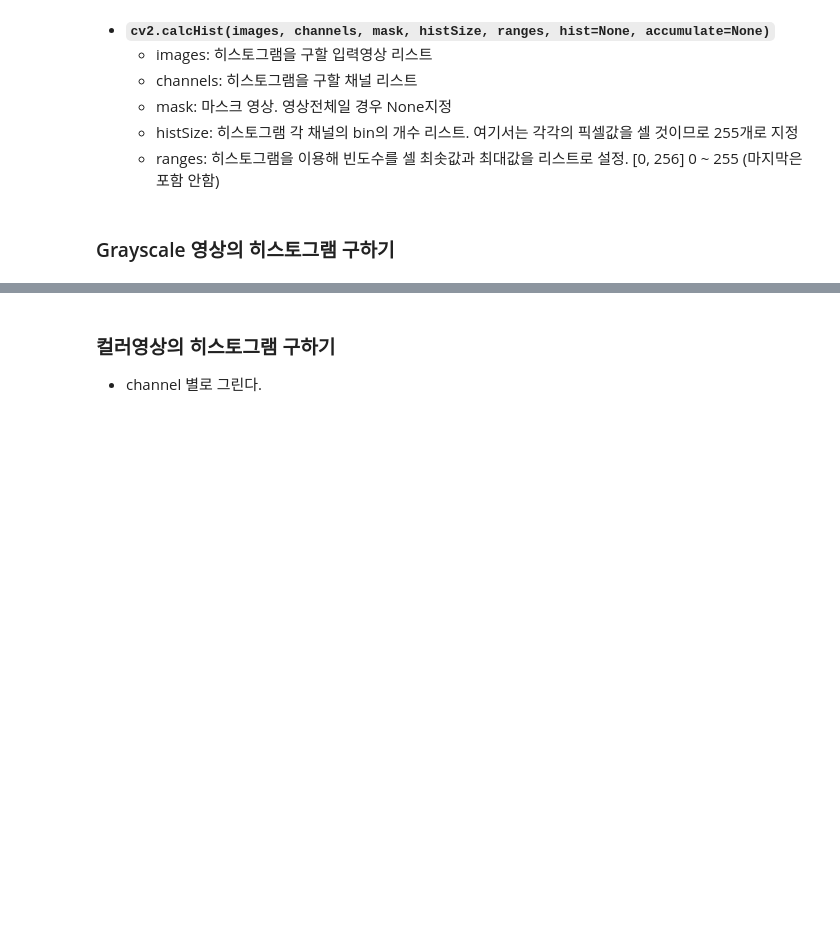
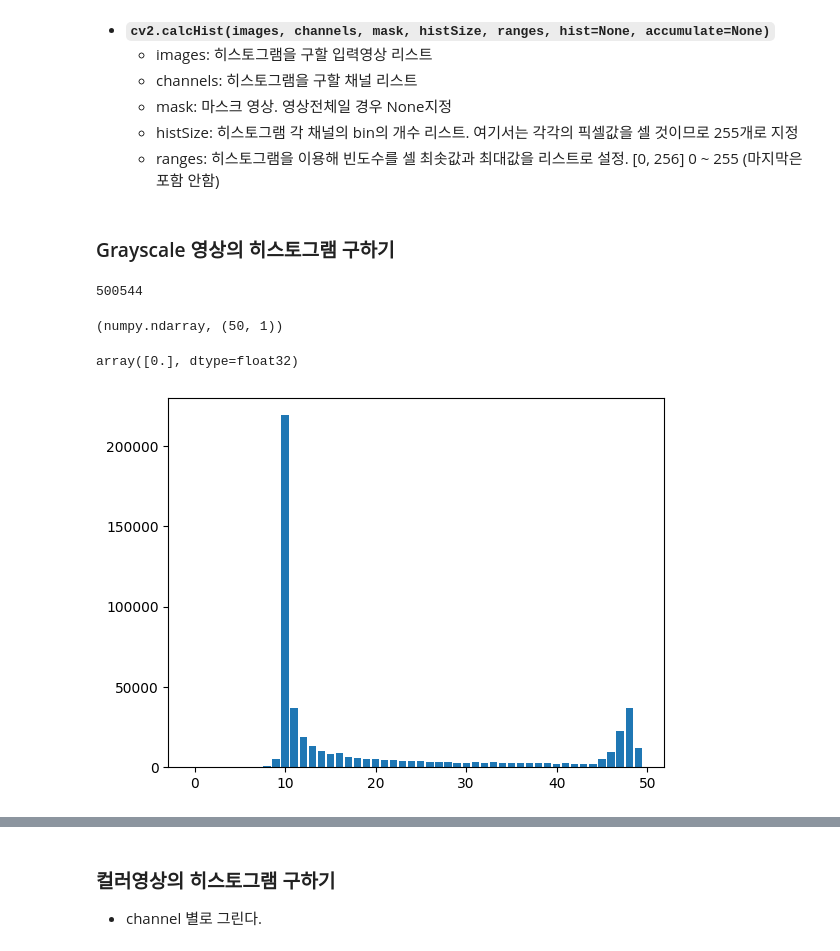
Before and after one commit to dawnhub/PLAYDATA-DA-35, a Jupyter notebook: classes/05_numpy_opencv/04_pixcel 연산을 이용한 영상처리.ipynb, the cells around one changed output, grey strips where cells are left out. Drawn from its saved outputs; the diff is of its cells as text; code cells hidden in the pictures; blank space fills up the shorter version.

```diff
--- a/classes/05_numpy_opencv/04_pixcel 연산을 이용한 영상처리.ipynb
+++ b/classes/05_numpy_opencv/04_pixcel 연산을 이용한 영상처리.ipynb
@@ -11,3 +12,37 @@
     - ranges: 히스토그램을 이용해 빈도수를 셀 최솟값과 최대값을 리스트로 설정. [0, 256] 0 ~ 255 (마지막은 포함 안함)
 # %% [markdown]
 ### Grayscale 영상의 히스토그램 구하기
+# %%
+import cv2
+import numpy as np
+
+img = cv2.imread("images/window.jpg", cv2.IMREAD_GRAYSCALE)
+np.multiply(*img.shape)
+# %% [output]
+500544
+# %%
+# 도수분포표 -> history gram
+hist = cv2.calcHist([img],  # 대상 이미지들
+                        [0],      # 대상 채널
+                        None,  # mask 지정-None 전체 영역
+                        # [256],   # bins (몇개 그룹으로 나눌지). 256(개별적으로 세겠다.)
+                        [50],     # histSize=50 # 50등분한 영역
+                        [0, 256] # 개수를 셀 pixcel 값의 범위. (0 ~ 255)
+                   )
+# %%
+type(hist), hist.shape  # (256:pixcel값, 1: 개수)
+# %% [output]
+(numpy.ndarray, (50, 1))
+# %%
+# 픽셀값 0의 개수
+hist[0]
+# hist[150] # 픽셀값 150의 개수
+# %% [output]
+array([0.], dtype=float32)
+# %%
+# 히스토그램
+import matplotlib.pyplot as plt
+plt.bar(np.arange(hist.size), hist.flatten())
+plt.show()
+# %% [output]
+[figure, added]
```
Also changed, not shown: parts of 40 cells of this notebook, 37 other files.
